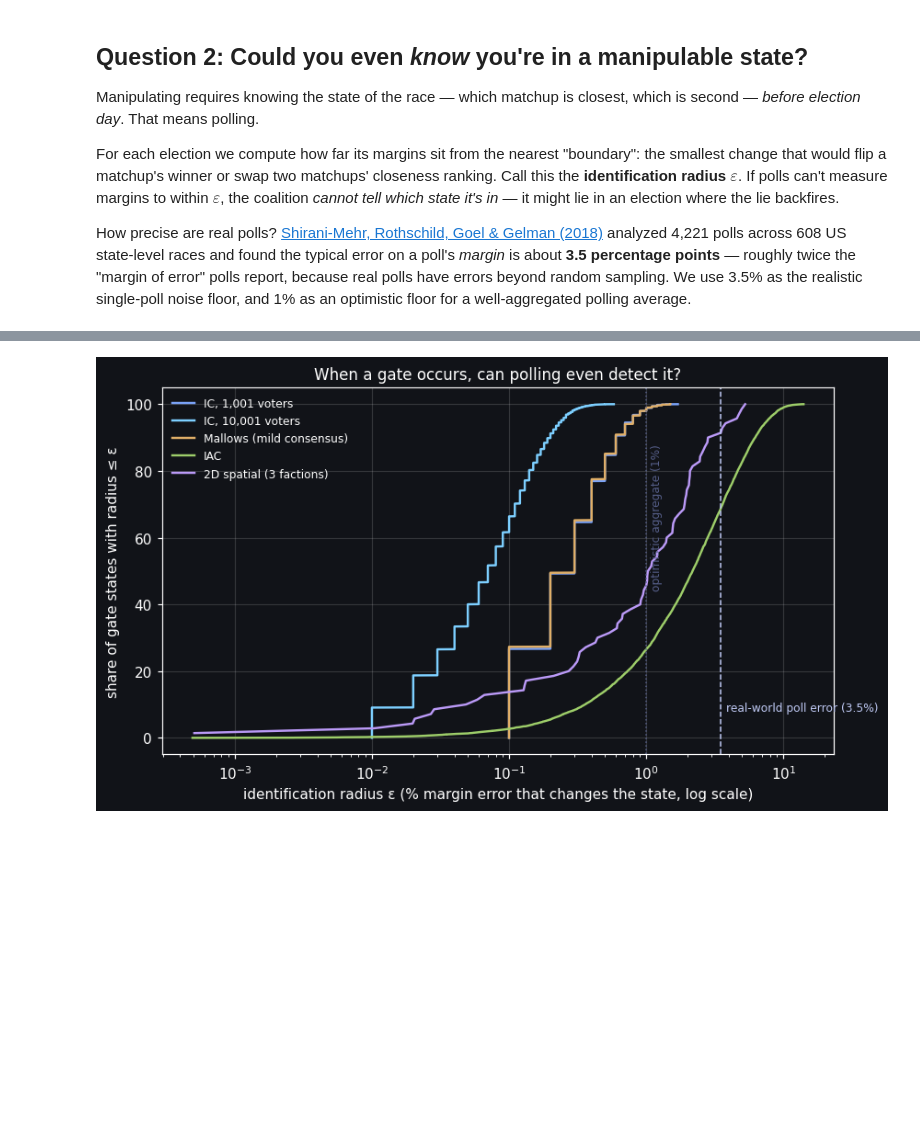
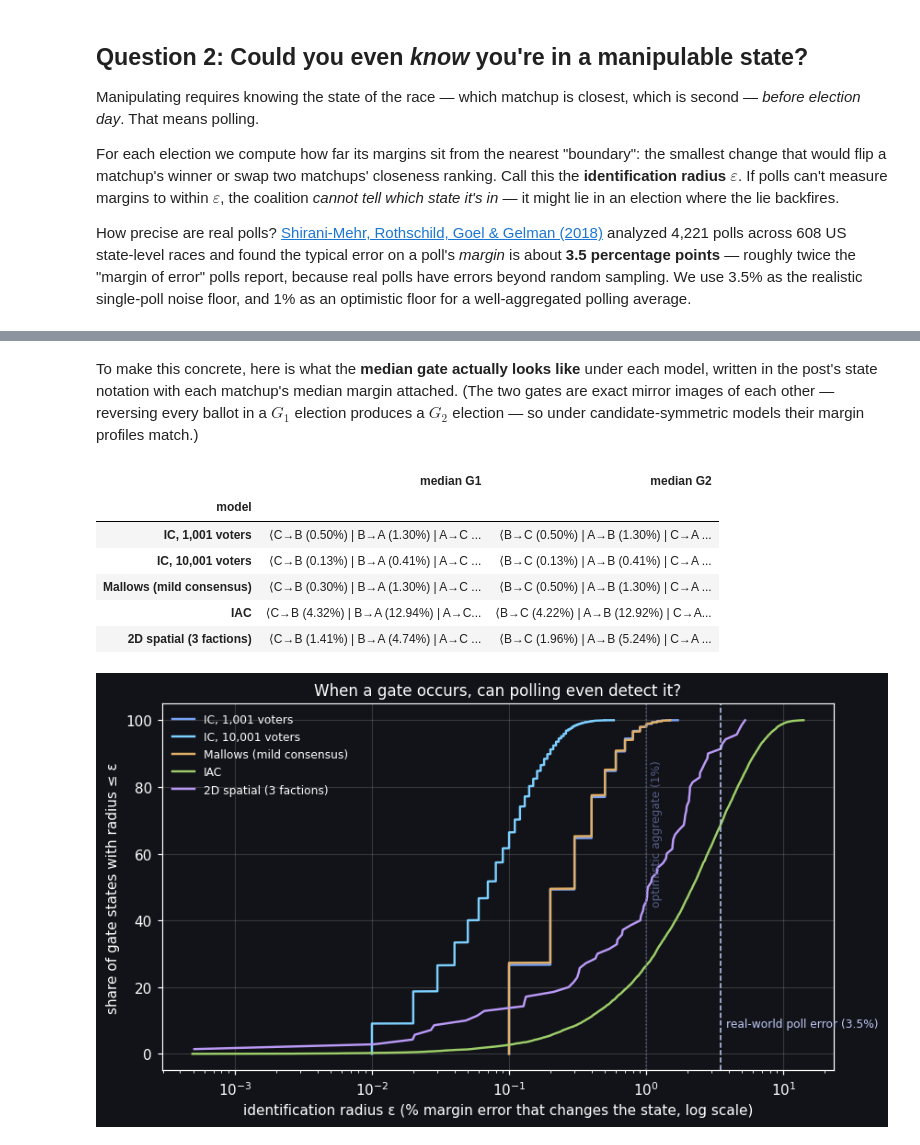
Before and after one commit to eigentaylor/eigentaylor.github.io, a Jupyter notebook: assets/jupyter/better_choices_simulations.ipynb, the cells around one changed output, grey strips where cells are left out. Cells and saved outputs as stored; diff of their text form; code cells hidden in the pictures; blank space fills up the shorter version.

```diff
--- a/assets/jupyter/better_choices_simulations.ipynb
+++ b/assets/jupyter/better_choices_simulations.ipynb
@@ -273,6 +273,35 @@ pd.DataFrame(rows).set_index('model')
 | Mallows (mild consensus) | 0.50% | 1.30% | 2.90% | 0.30% | 100% | ... |
 | IAC | 4.28% | 12.93% | 29.20% | 2.18% | 69% | ... |
 | 2D spatial (3 factions) | 1.68% | 5.11% | 11.52% | 1.06% | 91% | ... |
+# %% [markdown]
+To make this concrete, here is what the **median gate actually looks like**
+under each model, written in the post's state notation with each matchup's
+median margin attached. (The two gates are exact mirror images of each other —
+reversing every ballot in a $G_1$ election produces a $G_2$ election — so
+under candidate-symmetric models their margin profiles match.)
+# %%
+def bracket(cu, sid_target, labels):
+    _, sid = classify(cu['mAB'], cu['mBC'], cu['mCA'])
+    mask = (sid == sid_target)
+    M = np.abs(np.stack([cu['mAB'], cu['mBC'], cu['mCA']], axis=1))[mask]
+    M.sort(axis=1)
+    p1, p2, p3 = (np.median(M[:, k])*100 for k in range(3))
+    return f"⟨{labels[0]} ({p1:.2f}%) | {labels[1]} ({p2:.2f}%) | {labels[2]} ({p3:.2f}%)⟩"
+
+rows = []
+for name, cu in cultures.items():
+    rows.append({'model': name,
+                 'median G1': bracket(cu, 3, ['C→B', 'B→A', 'A→C']),
+                 'median G2': bracket(cu, 5, ['B→C', 'A→B', 'C→A'])})
+pd.DataFrame(rows).set_index('model')
+# %% [output]
+|  | median G1 | median G2 |
+| model |  |  |
+| IC, 1,001 voters | ⟨C→B (0.50%) | B→A (1.30%) | A→C ... | ⟨B→C (0.50%) | A→B (1.30%) | C→A ... |
+| IC, 10,001 voters | ⟨C→B (0.13%) | B→A (0.41%) | A→C ... | ⟨B→C (0.13%) | A→B (0.41%) | C→A ... |
+| Mallows (mild consensus) | ⟨C→B (0.30%) | B→A (1.30%) | A→C ... | ⟨B→C (0.50%) | A→B (1.30%) | C→A ... |
+| IAC | ⟨C→B (4.32%) | B→A (12.94%) | A→C... | ⟨B→C (4.22%) | A→B (12.92%) | C→A... |
+| 2D spatial (3 factions) | ⟨C→B (1.41%) | B→A (4.74%) | A→C ... | ⟨B→C (1.96%) | A→B (5.24%) | C→A ... |
 # %%
 import matplotlib
 matplotlib.use('Agg')
```
Also changed, not shown: parts of 3 cells of this notebook.
